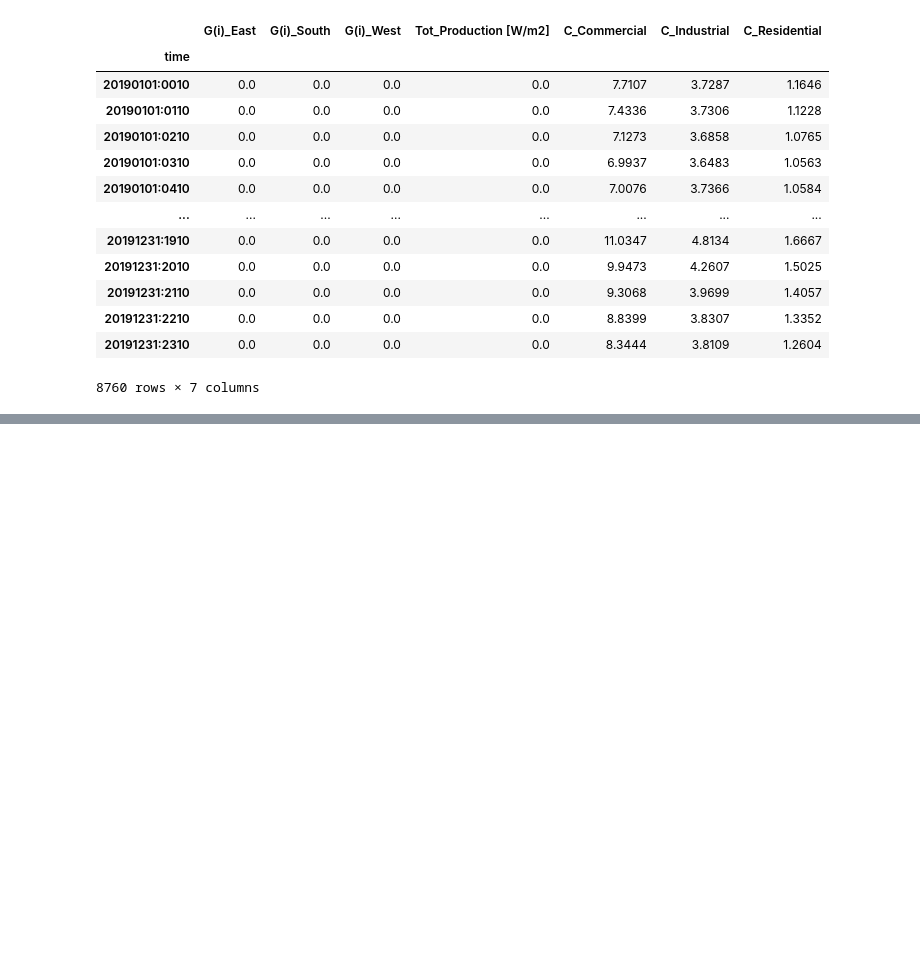
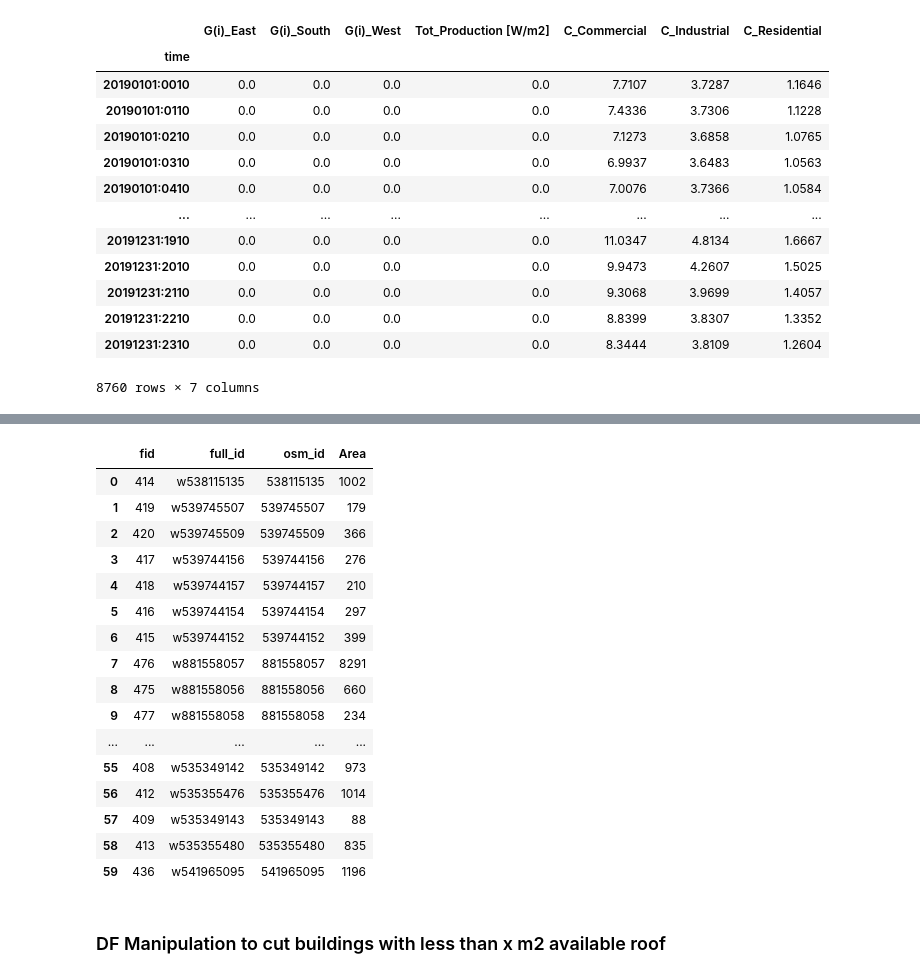
Before and after one commit to ALBOS-LAB/Thesis, a Jupyter notebook: Thesis.ipynb, the cells around one changed output, grey strips where cells are left out. Saved outputs shown, nothing was run; the diff lists cells and outputs as text; code cells hidden in the pictures; blank space fills up the shorter version.

```diff
--- a/Thesis.ipynb
+++ b/Thesis.ipynb
@@ -10,7 +14,11 @@ import pyomo.environ as pyo
 import numpy  as np
 import matplotlib.pyplot as plt
 import datetime
-Data_path = "C:/Users/Nik/Documents/GitHub/Thesis/CSV"
+import gurobipy as gp
+from gurobipy import GRB
+Data_path_Production = "C:/Users/Nik/Documents/GitHub/Thesis/CSV/Production"
+Data_path_Consumption = "C:/Users/Nik/Documents/GitHub/Thesis/CSV/Consumption"
+Data_path_Users = "C:/Users/Nik/Documents/GitHub/Thesis/CSV/Users"
 # %% [markdown]
 Import of Solar irradiance from PVGIS
 We take into account three different installation: South, East, West side of the roof
@@ -233,0 +374,25 @@ ApplicationError: Solver (asl) did not exit normally
+# %%
+DF_name = "Thesis_User_Industrial.csv"
+DF_path = os.path.join(Data_path_Users, DF_name)
+DF_m2_Industrial = pd.read_csv(DF_path,sep=",",on_bad_lines='skip', header=0, parse_dates=[0])
+DF_m2_Industrial
+# %% [output]
+|  | fid | full_id | osm_id | Area |
+| 0 | 414 | w538115135 | 538115135 | 1002 |
+| 1 | 419 | w539745507 | 539745507 | 179 |
+| 2 | 420 | w539745509 | 539745509 | 366 |
+| 3 | 417 | w539744156 | 539744156 | 276 |
+| 4 | 418 | w539744157 | 539744157 | 210 |
+| 5 | 416 | w539744154 | 539744154 | 297 |
+| 6 | 415 | w539744152 | 539744152 | 399 |
+| 7 | 476 | w881558057 | 881558057 | 8291 |
+| 8 | 475 | w881558056 | 881558056 | 660 |
+| 9 | 477 | w881558058 | 881558058 | 234 |
+| ... | ... | ... | ... | ... |
+| 55 | 408 | w535349142 | 535349142 | 973 |
+| 56 | 412 | w535355476 | 535355476 | 1014 |
+| 57 | 409 | w535349143 | 535349143 | 88 |
+| 58 | 413 | w535355480 | 535355480 | 835 |
+| 59 | 436 | w541965095 | 541965095 | 1196 |
+# %% [markdown]
+### DF Manipulation to cut buildings with less than x m2 available roof
```
Also changed, not shown: parts of 24 cells of this notebook, 14 other files.
